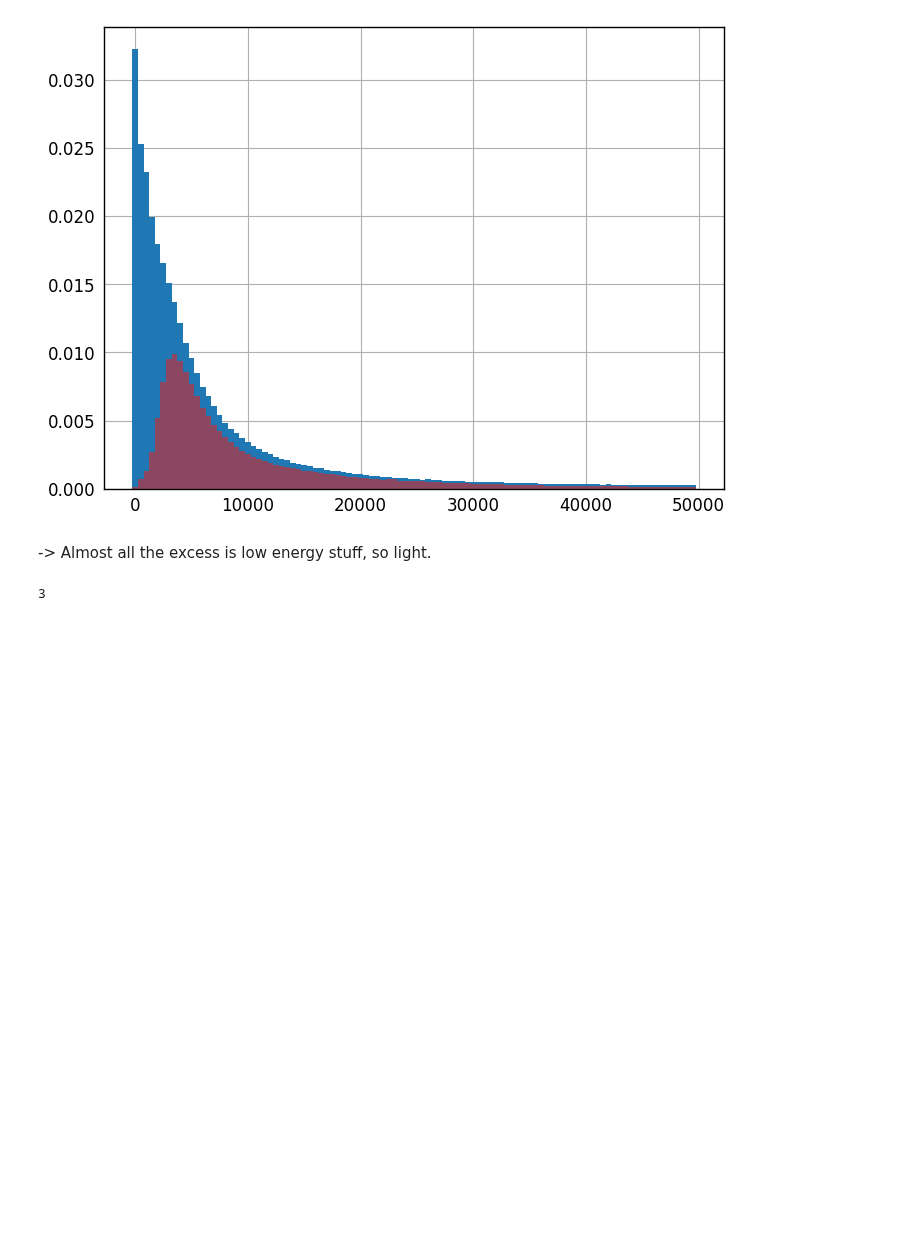
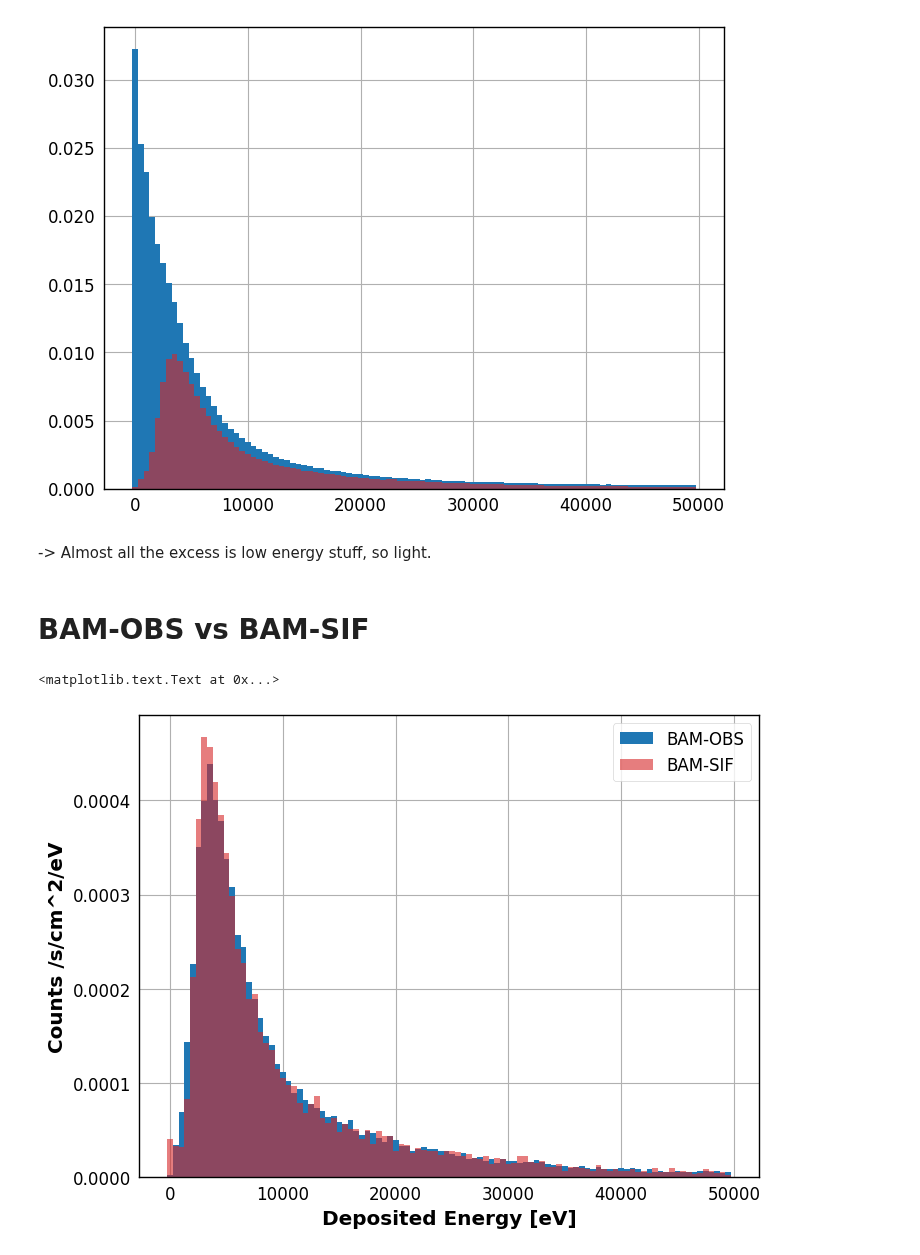
Before and after one commit to asierabreu/cosmics, a Jupyter notebook: postprocessing/energy-histograms.ipynb, the cells around one changed output. Saved outputs shown, nothing was run; the diff lists cells and outputs as text; code cells hidden in the pictures; blank space fills up the shorter version.

```diff
--- a/postprocessing/energy-histograms.ipynb
+++ b/postprocessing/energy-histograms.ipynb
@@ -136,7 +136,23 @@ plt.bar(nhistB2[1][:len(nhistB2[0])], nhistB2[0], nhistB2[1][1]-nhistB2[1][0], c
 [figure]
 # %% [markdown]
 -> Almost all the excess is low energy stuff, so light.
-# %%
-len(EB1)
-# %% [output]
-3
+# %% [markdown]
+# BAM-OBS vs BAM-SIF
+# %%
+EB = fits_energies_edgeless(sorted(glob.glob('../output/BAM/2016/08/20/BAM-OBS2*'))[0])[1]
+EBS = fits_energies_edgeless(sorted(glob.glob('../output/BAM-SIF/2016/*/*/*')),fov=2)[1]
+# %%
+fluxB = fits_flux(sorted(glob.glob('../output/BAM/2016/08/20/BAM-OBS2*'))[0])[2]
+fluxBS = fits_flux(sorted(glob.glob('../output/BAM-SIF/2016/*/*/*')),fov=2)[2]
+# %%
+nhistB = energyHist_fluxnormed(EB,fluxB,100,(0,50000))
+nhistBS = energyHist_fluxnormed(EBS,fluxBS,100,(0,50000))
+plt.bar(nhistB[1][:len(nhistB[0])], nhistB[0], nhistB[1][1]-nhistB[1][0], color="tab:blue", label='BAM-OBS')
+plt.bar(nhistBS[1][:len(nhistBS[0])], nhistBS[0], nhistBS[1][1]-nhistBS[1][0], color="tab:red",alpha=0.6,label='BAM-SIF')
+plt.legend(loc='best')
+
+plt.xlabel("Deposited Energy [eV]")
+plt.ylabel("Counts /s/cm^2/eV")
+# %% [output]
+<matplotlib.text.Text at 0x...>
+[figure, added]
```
Also changed, not shown: parts of 5 cells of this notebook, 14 other files.
